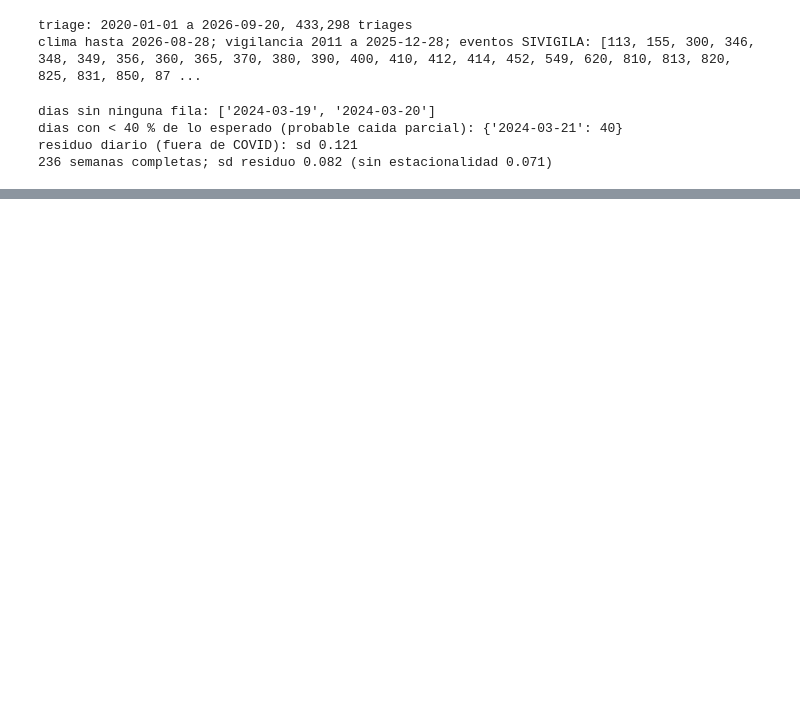
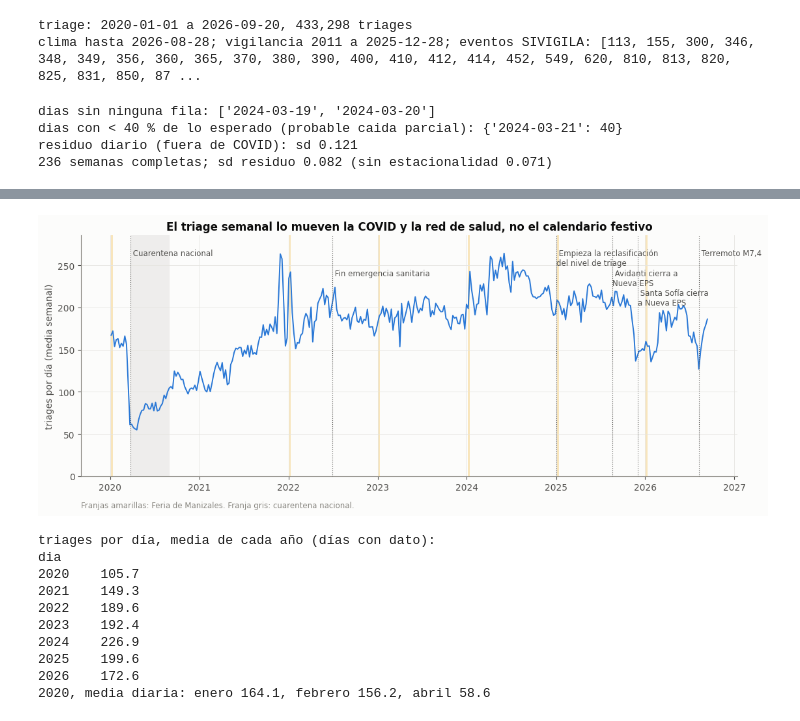
Before and after one commit to SebastianGuerr/puebas, a Jupyter notebook: notebooks/06_patrones_exploratorios.ipynb, the cells around one changed output, grey strips where cells are left out. Cells and saved outputs as stored; diff of their text form; code cells hidden in the pictures; blank space fills up the shorter version.

```diff
--- a/notebooks/06_patrones_exploratorios.ipynb
+++ b/notebooks/06_patrones_exploratorios.ipynb
@@ -732,0 +163,40 @@ lo fuerte que se ve la señal. Cada una se preregistra en `patrones/datos/variab
+# %%
+media_sem = (tw / 7)
+hitos = [  # (fecha, texto, desplazamiento vertical)
+    ("2020-03-25", "Cuarentena nacional", 0), ("2022-06-30", "Fin emergencia sanitaria", 1),
+    ("2025-01-01", "Empieza la reclasificación\ndel nivel de triage", 0),
+    ("2025-08-21", "Avidanti cierra a\nNueva EPS", 1), ("2025-12-01", "Santa Sofía cierra\na Nueva EPS", 2),
+    ("2026-08-10", "Terremoto M7,4", 0)]
+fig, ax = plt.subplots(figsize=(13, 4.8))
+ferias = eventos[eventos.nombre_evento.eq("Feria de Manizales") & eventos.estado.eq("realizado")]
+for _, r in ferias.iterrows():
+    ax.axvspan(pd.Timestamp(r.fecha_inicio), pd.Timestamp(r.fecha_fin), color=AMARILLO, alpha=.25, lw=0)
+ax.axvspan(pd.Timestamp("2020-03-25"), pd.Timestamp("2020-08-31"), color=MUDO, alpha=.12, lw=0)
+ax.plot(media_sem.index, media_sem.values, color=AZUL, lw=1.4)
+ymax = media_sem.max()
+for f, t, k in hitos:
+    x = pd.Timestamp(f)
+    ax.axvline(x, color=TINTA2, lw=.8, ls=":")
+    ax.text(x, ymax * (1.02 - .09 * k), " " + t, fontsize=8.5, color=TINTA2, va="top")
+ax.set_ylabel("triages por día (media semanal)")
+ax.set_title("El triage semanal lo mueven la COVID y la red de salud, no el calendario festivo")
+ax.text(0, -.13, "Franjas amarillas: Feria de Manizales. Franja gris: cuarentena nacional.",
+        transform=ax.transAxes, fontsize=8.5, color=MUDO)
+ax.set_ylim(0, ymax * 1.08)
+plt.show()
+print("triages por día, media de cada año (días con dato):")
+print(tri_limpio.groupby(tri_limpio.index.year).mean().round(1).to_string())
+m20 = tri_limpio.loc["2020"].groupby(tri_limpio.loc["2020"].index.month).mean().round(1)
+print(f"2020, media diaria: enero {m20[1]}, febrero {m20[2]}, abril {m20[4]}")
+# %% [output]
+[figure, added]
+triages por día, media de cada año (días con dato):
+dia
+2020    105.7
+2021    149.3
+2022    189.6
+2023    192.4
+2024    226.9
+2025    199.6
+2026    172.6
+2020, media diaria: enero 164.1, febrero 156.2, abril 58.6
```
Also changed, not shown: parts of 70 cells of this notebook, 28 other files.
